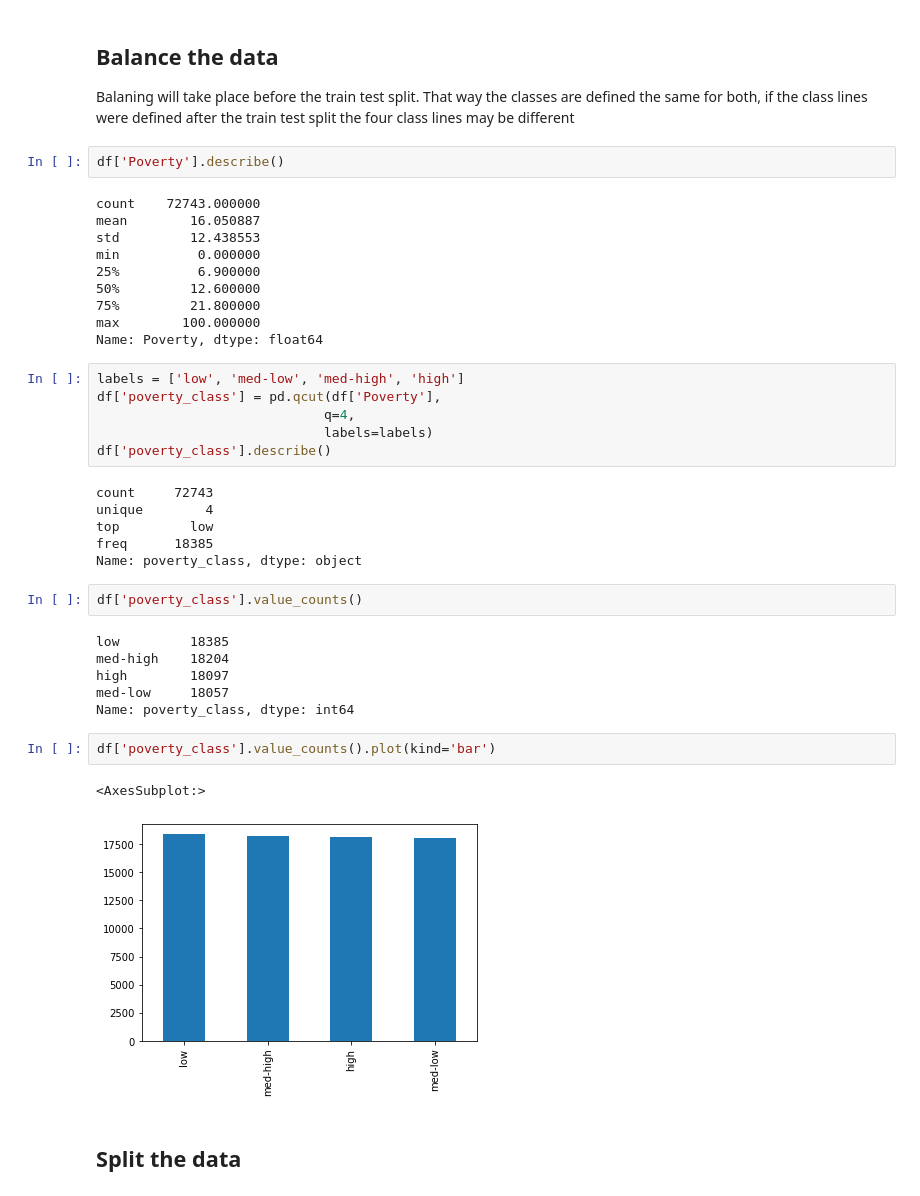
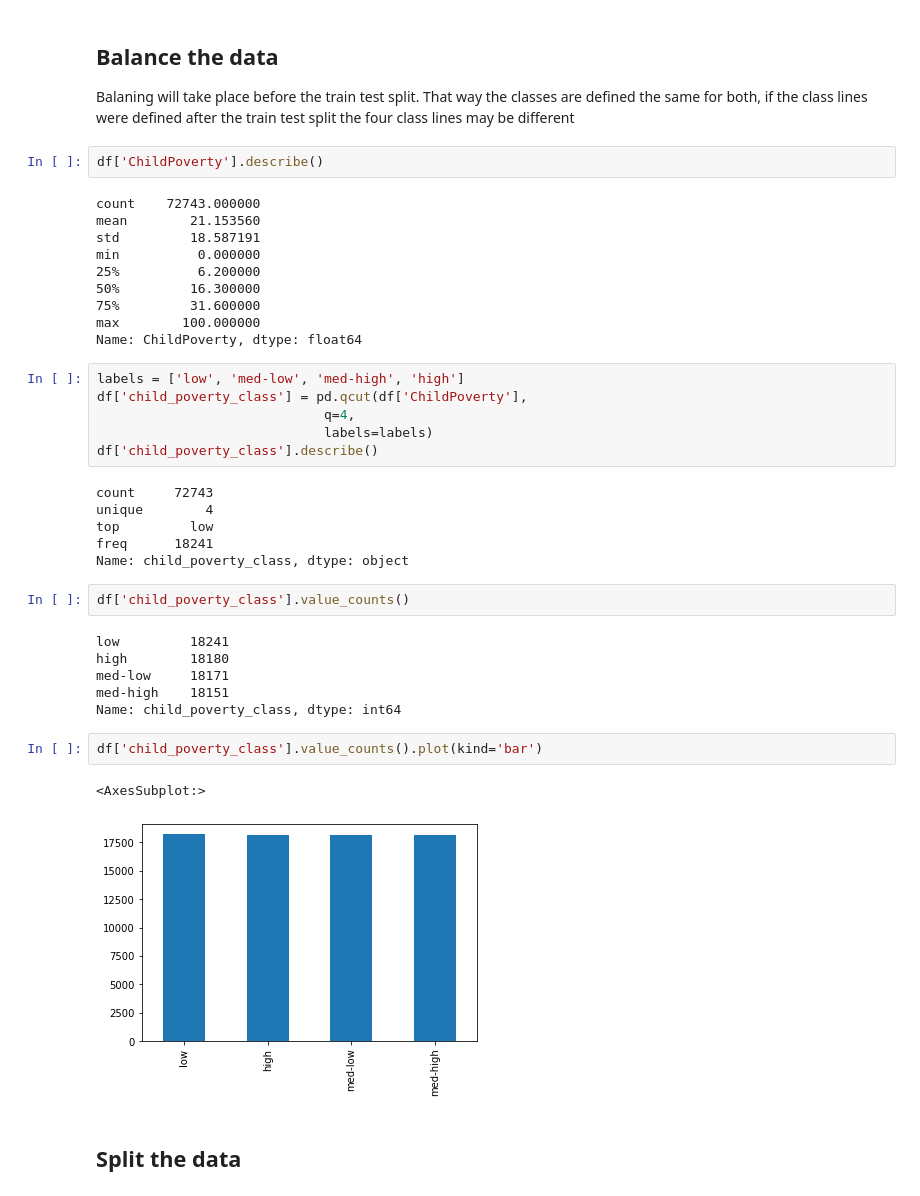
Before and after one commit to stevenjohnlarsen/poverty-data-lab-nn, a Jupyter notebook: CombinedWork.ipynb, the cells around one changed output. Saved outputs shown, nothing was run; the diff lists cells and outputs as text.

```diff
--- a/CombinedWork.ipynb
+++ b/CombinedWork.ipynb
@@ -70,42 +77,42 @@ We are happy with throwing these records out, because they are such a small port
 
 Balaning will take place before the train test split. That way the classes are defined the same for both, if the class lines were defined after the train test split the four class lines may be different
 # %%
-df['Poverty'].describe()
+df['ChildPoverty'].describe()
 # %% [output]
 count    72743.000000
-mean        16.050887
-std         12.438553
+mean        21.153560
+std         18.587191
 min          0.000000
-25%          6.900000
-50%         12.600000
-75%         21.800000
+25%          6.200000
+50%         16.300000
+75%         31.600000
 max        100.000000
-Name: Poverty, dtype: float64
+Name: ChildPoverty, dtype: float64
 # %%
 labels = ['low', 'med-low', 'med-high', 'high']
-df['poverty_class'] = pd.qcut(df['Poverty'],
+df['child_poverty_class'] = pd.qcut(df['ChildPoverty'],
                              q=4,
                              labels=labels)
-df['poverty_class'].describe()
+df['child_poverty_class'].describe()
 # %% [output]
 count     72743
 unique        4
 top         low
-freq      18385
-Name: poverty_class, dtype: object
+freq      18241
+Name: child_poverty_class, dtype: object
 # %%
-df['poverty_class'].value_counts()
+df['child_poverty_class'].value_counts()
 # %% [output]
-low         18385
-med-high    18204
-high        18097
-med-low     18057
-Name: poverty_class, dtype: int64
+low         18241
+high        18180
+med-low     18171
+med-high    18151
+Name: child_poverty_class, dtype: int64
 # %%
-df['poverty_class'].value_counts().plot(kind='bar')
+df['child_poverty_class'].value_counts().plot(kind='bar')
 # %% [output]
 <AxesSubplot:>
-[figure, old version]
+[figure, new version]
 # %% [markdown]
 ## Split the data
 # %%
```
Also changed, not shown: parts of 8 cells of this notebook.
